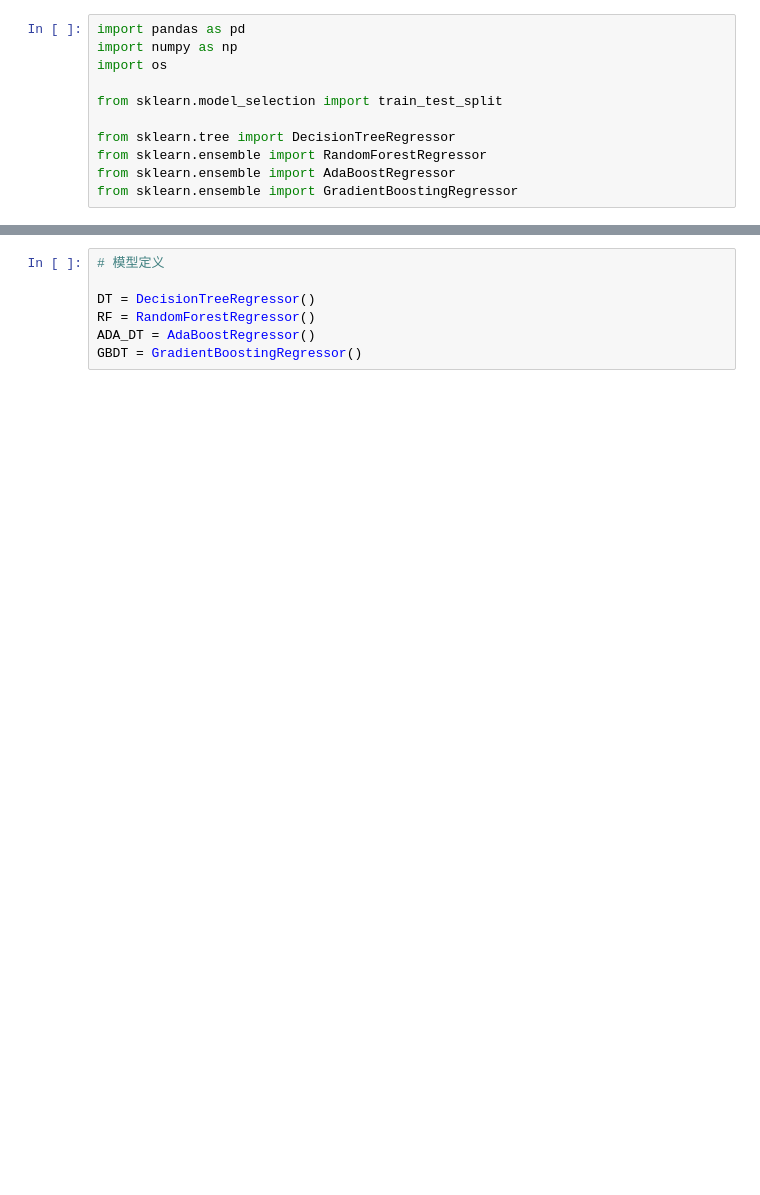
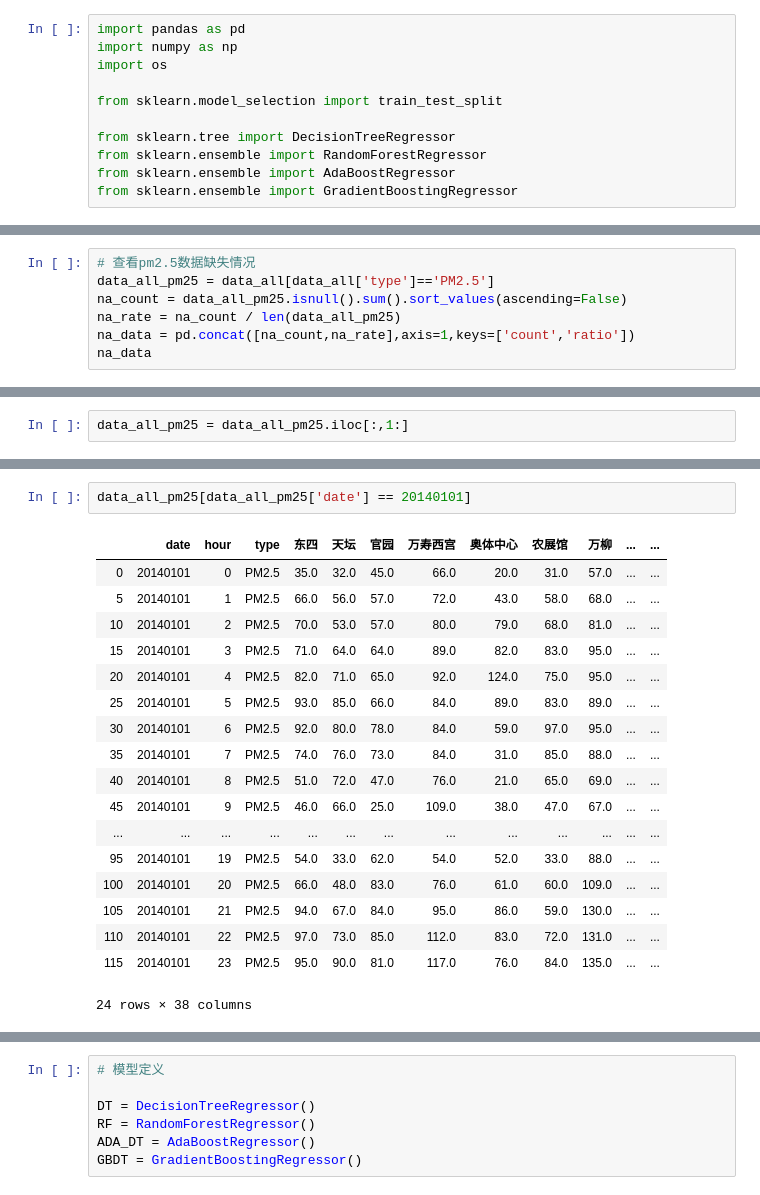
Before and after one commit to songyh15/PR2020_final_PM2.5, a Jupyter notebook: main.ipynb, the cells around one changed output, grey strips where cells are left out. Cells and saved outputs as stored; diff of their text form; blank space fills up the shorter version.

```diff
--- a/main.ipynb
+++ b/main.ipynb
@@ -69,0 +74,7 @@ data_all_pm25_filled = data_all_pm25.fillna(0)
+# %%
+# 查看pm2.5数据缺失情况
+data_all_pm25 = data_all[data_all['type']=='PM2.5']
+na_count = data_all_pm25.isnull().sum().sort_values(ascending=False)
+na_rate = na_count / len(data_all_pm25)
+na_data = pd.concat([na_count,na_rate],axis=1,keys=['count','ratio'])
+na_data
@@ -69,0 +115,2 @@ data_all_pm25_filled = data_all_pm25.fillna(0)
+# %%
+data_all_pm25 = data_all_pm25.iloc[:,1:]
@@ -70 +167,22 @@ data_all_pm25_filled = data_all_pm25.fillna(0)
+# %%
+data_all_pm25[data_all_pm25['date'] == 20140101]
+# %% [output]
+|  | date | hour | type | 东四 | 天坛 | 官园 | 万寿西宫 | 奥体中心 | 农展馆 | 万柳 | ... | ... |
+| 0 | 20140101 | 0 | PM2.5 | 35.0 | 32.0 | 45.0 | 66.0 | 20.0 | 31.0 | 57.0 | ... | ... |
+| 5 | 20140101 | 1 | PM2.5 | 66.0 | 56.0 | 57.0 | 72.0 | 43.0 | 58.0 | 68.0 | ... | ... |
+| 10 | 20140101 | 2 | PM2.5 | 70.0 | 53.0 | 57.0 | 80.0 | 79.0 | 68.0 | 81.0 | ... | ... |
+| 15 | 20140101 | 3 | PM2.5 | 71.0 | 64.0 | 64.0 | 89.0 | 82.0 | 83.0 | 95.0 | ... | ... |
+| 20 | 20140101 | 4 | PM2.5 | 82.0 | 71.0 | 65.0 | 92.0 | 124.0 | 75.0 | 95.0 | ... | ... |
+| 25 | 20140101 | 5 | PM2.5 | 93.0 | 85.0 | 66.0 | 84.0 | 89.0 | 83.0 | 89.0 | ... | ... |
+| 30 | 20140101 | 6 | PM2.5 | 92.0 | 80.0 | 78.0 | 84.0 | 59.0 | 97.0 | 95.0 | ... | ... |
+| 35 | 20140101 | 7 | PM2.5 | 74.0 | 76.0 | 73.0 | 84.0 | 31.0 | 85.0 | 88.0 | ... | ... |
+| 40 | 20140101 | 8 | PM2.5 | 51.0 | 72.0 | 47.0 | 76.0 | 21.0 | 65.0 | 69.0 | ... | ... |
+| 45 | 20140101 | 9 | PM2.5 | 46.0 | 66.0 | 25.0 | 109.0 | 38.0 | 47.0 | 67.0 | ... | ... |
+| ... | ... | ... | ... | ... | ... | ... | ... | ... | ... | ... | ... | ... |
+| 95 | 20140101 | 19 | PM2.5 | 54.0 | 33.0 | 62.0 | 54.0 | 52.0 | 33.0 | 88.0 | ... | ... |
+| 100 | 20140101 | 20 | PM2.5 | 66.0 | 48.0 | 83.0 | 76.0 | 61.0 | 60.0 | 109.0 | ... | ... |
+| 105 | 20140101 | 21 | PM2.5 | 94.0 | 67.0 | 84.0 | 95.0 | 86.0 | 59.0 | 130.0 | ... | ... |
+| 110 | 20140101 | 22 | PM2.5 | 97.0 | 73.0 | 85.0 | 112.0 | 83.0 | 72.0 | 131.0 | ... | ... |
+| 115 | 20140101 | 23 | PM2.5 | 95.0 | 90.0 | 81.0 | 117.0 | 76.0 | 84.0 | 135.0 | ... | ... |
+24 rows × 38 columns
 # %%
```
Also changed, not shown: parts of 23 cells of this notebook, 5 other files.
